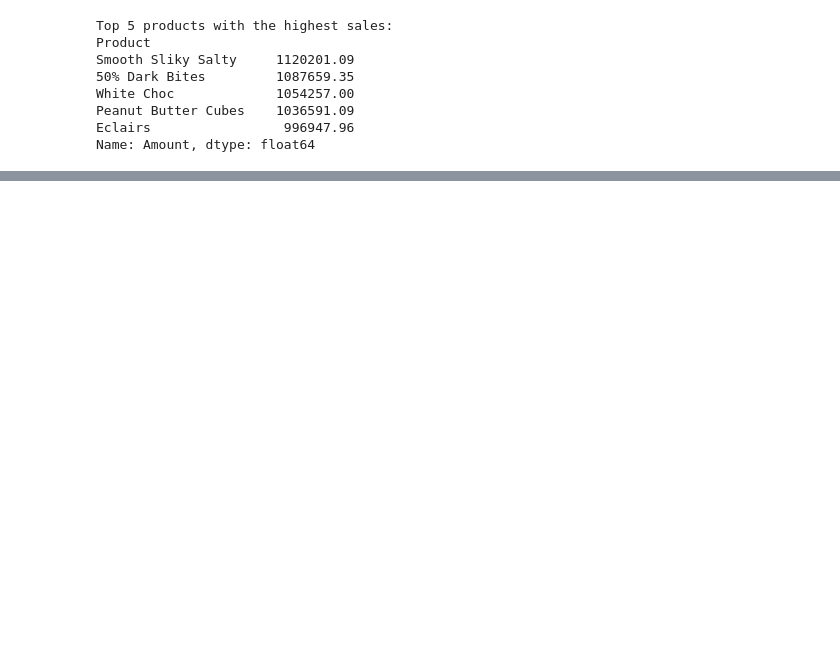
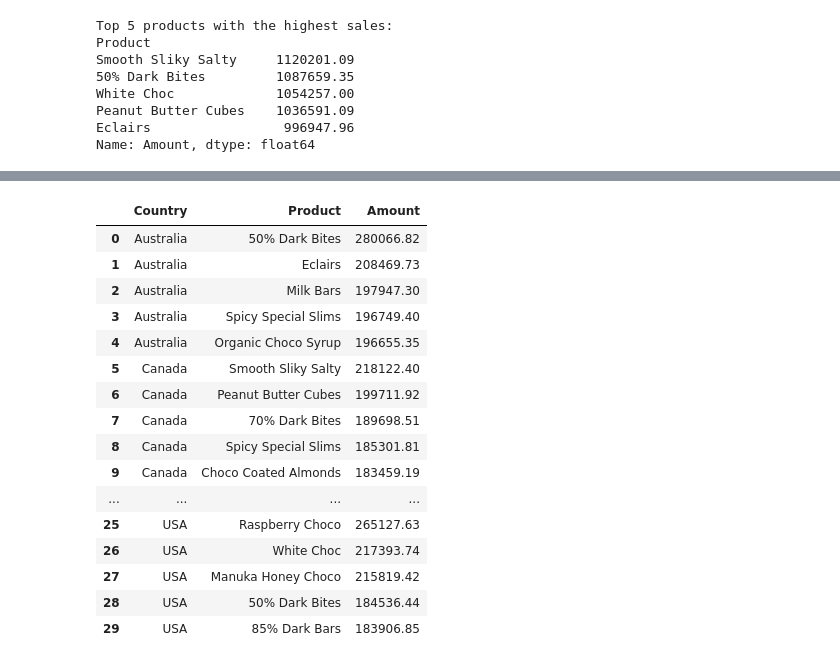
Before and after one commit to adishazzahra/Data-Analyst-Portfolio, a Jupyter notebook: Chocolate Sales Analysis/chocolate_sales_analysis.ipynb, the cells around one changed output, grey strips where cells are left out. Drawn from its saved outputs; the diff is of its cells as text; code cells hidden in the pictures; blank space fills up the shorter version.

```diff
--- a/Chocolate Sales Analysis/chocolate_sales_analysis.ipynb
+++ b/Chocolate Sales Analysis/chocolate_sales_analysis.ipynb
@@ -329,0 +520,29 @@ Name: Amount, dtype: float64
+# %%
+# Top 5 products with the highest sales in each country
+top_5_products_by_country = (
+    df.groupby(['Country', 'Product'], as_index=False)['Amount']
+      .sum()
+      .groupby('Country', group_keys=False)
+      .apply(lambda x: x.nlargest(5, 'Amount'))
+      .reset_index(drop=True)
+)
+
+top_5_products_by_country
+# %% [output]
+|  | Country | Product | Amount |
+| 0 | Australia | 50% Dark Bites | 280066.82 |
+| 1 | Australia | Eclairs | 208469.73 |
+| 2 | Australia | Milk Bars | 197947.30 |
+| 3 | Australia | Spicy Special Slims | 196749.40 |
+| 4 | Australia | Organic Choco Syrup | 196655.35 |
+| 5 | Canada | Smooth Sliky Salty | 218122.40 |
+| 6 | Canada | Peanut Butter Cubes | 199711.92 |
+| 7 | Canada | 70% Dark Bites | 189698.51 |
+| 8 | Canada | Spicy Special Slims | 185301.81 |
+| 9 | Canada | Choco Coated Almonds | 183459.19 |
+| ... | ... | ... | ... |
+| 25 | USA | Raspberry Choco | 265127.63 |
+| 26 | USA | White Choc | 217393.74 |
+| 27 | USA | Manuka Honey Choco | 215819.42 |
+| 28 | USA | 50% Dark Bites | 184536.44 |
+| 29 | USA | 85% Dark Bars | 183906.85 |
```
Also changed, not shown: parts of 12 cells of this notebook, 1 other file.
